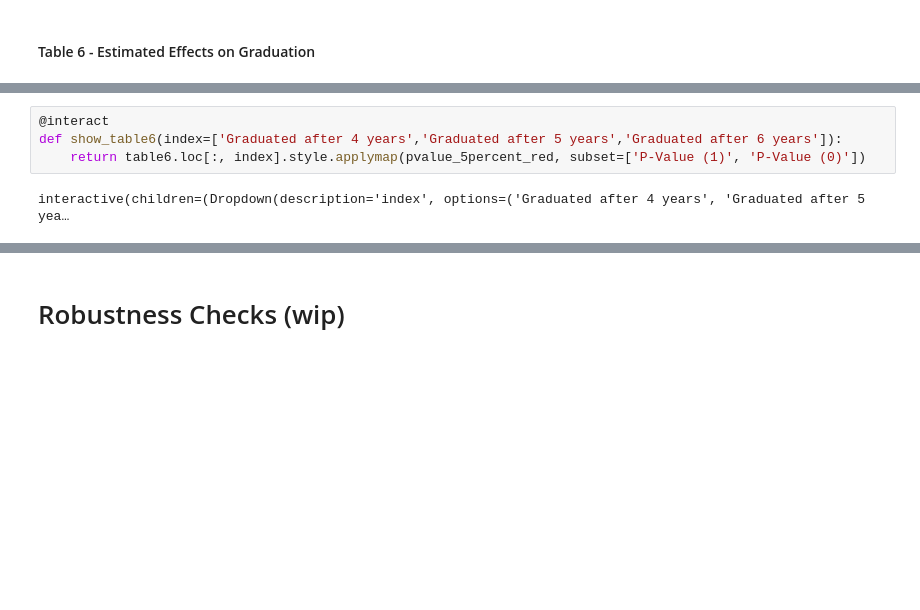
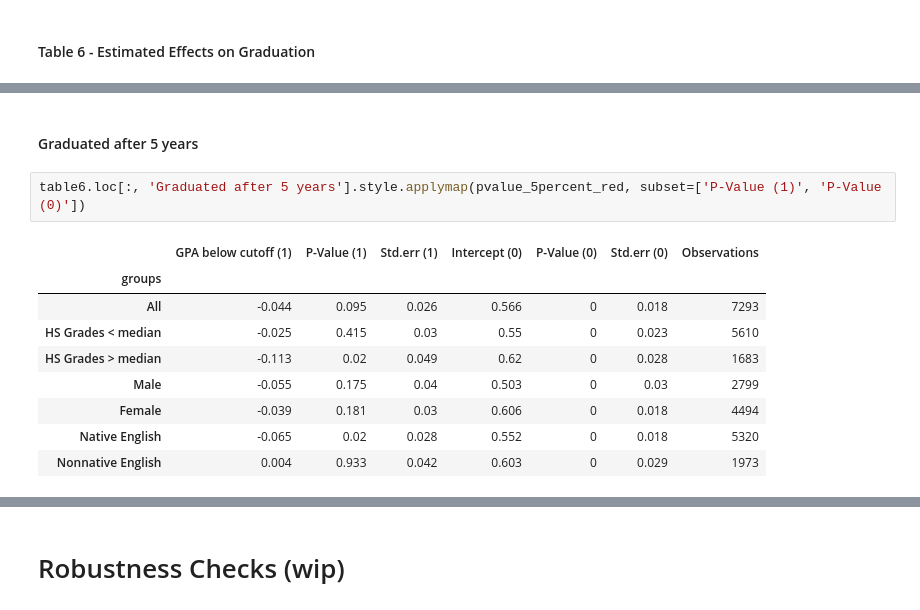
Before and after one commit to amageh/replication-performance-standards, a Jupyter notebook: project.ipynb, the cells around one changed output, grey strips where cells are left out. Drawn from its saved outputs; the diff is of its cells as text; blank space fills up the shorter version.

```diff
--- a/project.ipynb
+++ b/project.ipynb
@@ -503,6 +504,14 @@ table6.columns = pd.MultiIndex.from_product([['Graduated after 4 years','Graduat
+# %% [markdown]
+#### Graduated after 5 years
 # %%
-@interact
-def show_table6(index=['Graduated after 4 years','Graduated after 5 years','Graduated after 6 years']):
-    return table6.loc[:, index].style.applymap(pvalue_5percent_red, subset=['P-Value (1)', 'P-Value (0)'])
+table6.loc[:, 'Graduated after 5 years'].style.applymap(pvalue_5percent_red, subset=['P-Value (1)', 'P-Value (0)'])
 # %% [output]
-interactive(children=(Dropdown(description='index', options=('Graduated after 4 years', 'Graduated after 5 yea…
+|  | GPA below cutoff (1) | P-Value (1) | Std.err (1) | Intercept (0) | P-Value (0) | Std.err (0) | Observations |
+| groups |  |  |  |  |  |  |  |
+| All | -0.044 | 0.095 | 0.026 | 0.566 | 0 | 0.018 | 7293 |
+| HS Grades < median | -0.025 | 0.415 | 0.03 | 0.55 | 0 | 0.023 | 5610 |
+| HS Grades > median | -0.113 | 0.02 | 0.049 | 0.62 | 0 | 0.028 | 1683 |
+| Male | -0.055 | 0.175 | 0.04 | 0.503 | 0 | 0.03 | 2799 |
+| Female | -0.039 | 0.181 | 0.03 | 0.606 | 0 | 0.018 | 4494 |
+| Native English | -0.065 | 0.02 | 0.028 | 0.552 | 0 | 0.018 | 5320 |
+| Nonnative English | 0.004 | 0.933 | 0.042 | 0.603 | 0 | 0.029 | 1973 |
```
Also changed, not shown: parts of 17 cells of this notebook, 1 other file.
